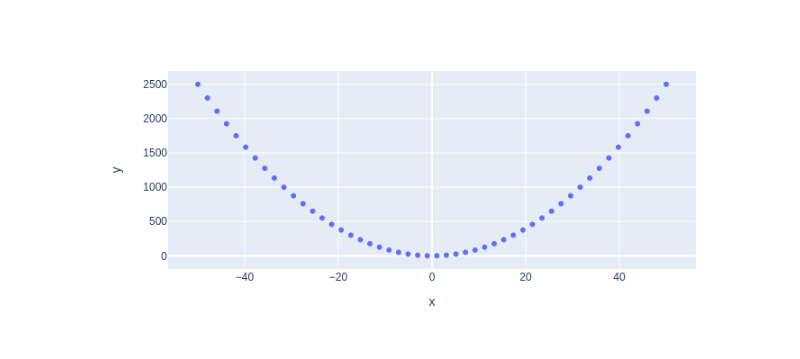
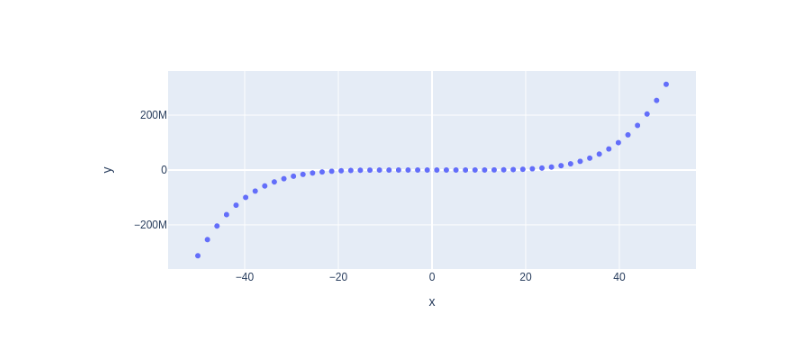
Before and after one commit to MohammadB88/my-notebooks-repo, a Jupyter notebook: experiment1.ipynb, the cells around one changed output. Drawn from its saved outputs; the diff is of its cells as text; code cells hidden in the pictures.

```diff
--- a/experiment1.ipynb
+++ b/experiment1.ipynb
@@ -6,7 +6,7 @@ import plotly.express as px
 x = np.linspace(start=-50, stop=50)
 
 # y-axis data points
-y = x ** 2
+y = x ** 5
 
 # define the plot
 fig = px.scatter(x=x, y=y)
@@ -17 +16 @@ fig.show()
-[figure, old version]
+[figure, new version]
```
Also changed, not shown: parts of 1 cell of this notebook.
